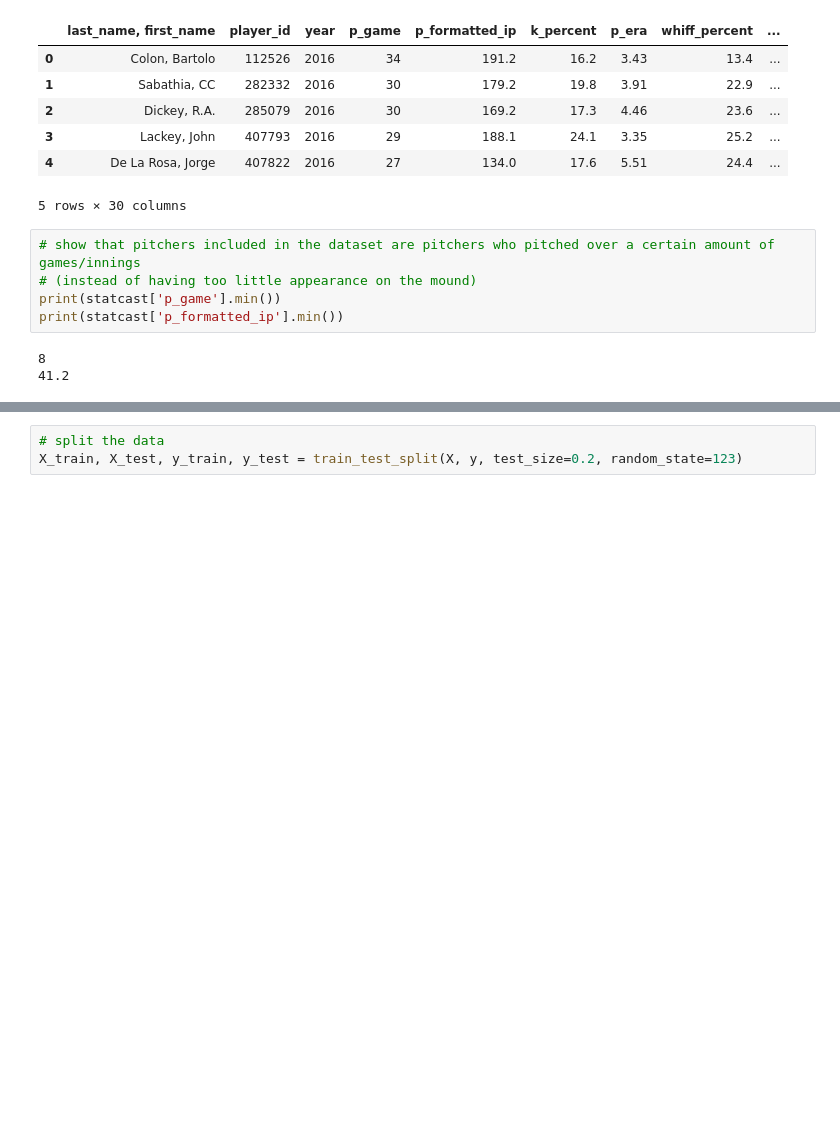
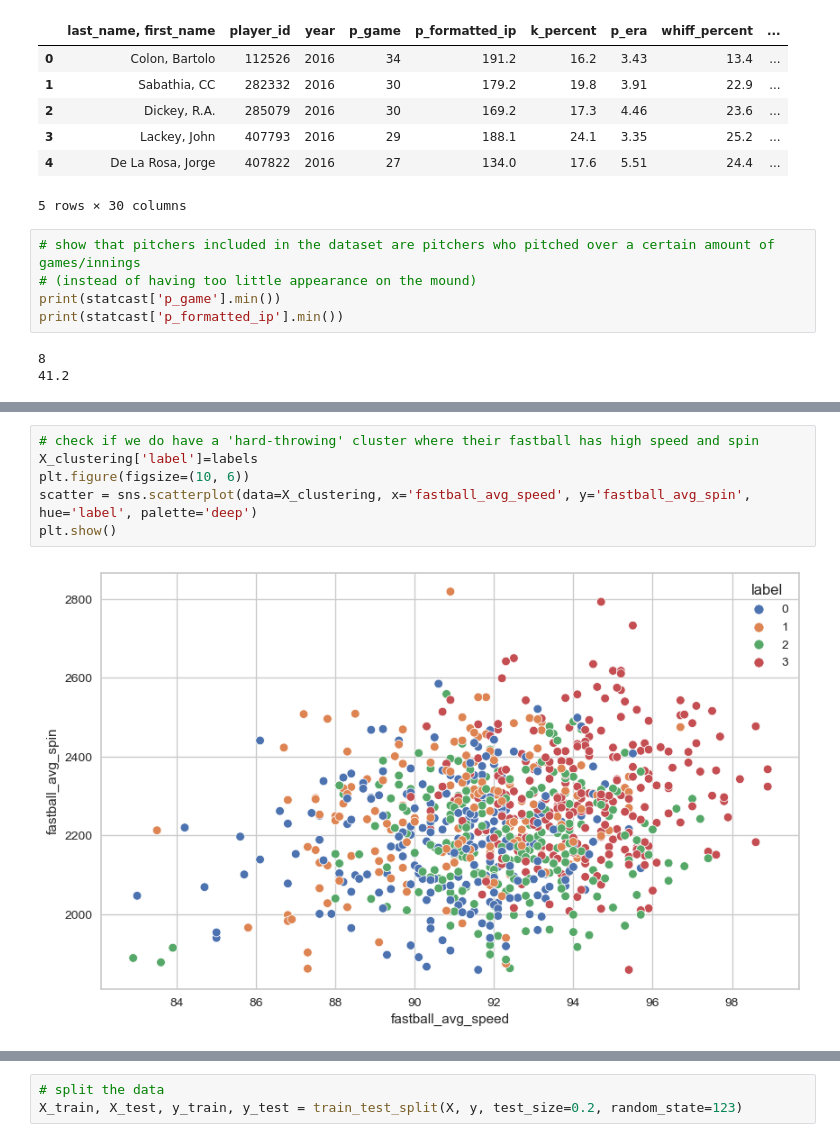
Before and after one commit to Stevey8/Fastball-vs-Pitcher-Performance, a Jupyter notebook: mlb_pitcher_2019.ipynb, the cells around one changed output, grey strips where cells are left out. Drawn from its saved outputs; the diff is of its cells as text; blank space fills up the shorter version.

```diff
--- a/mlb_pitcher_2019.ipynb
+++ b/mlb_pitcher_2019.ipynb
@@ -477,0 +485,8 @@ print(statcast['p_formatted_ip'].min())
+# %%
+# check if we do have a 'hard-throwing' cluster where their fastball has high speed and spin
+X_clustering['label']=labels
+plt.figure(figsize=(10, 6))
+scatter = sns.scatterplot(data=X_clustering, x='fastball_avg_speed', y='fastball_avg_spin', hue='label', palette='deep')
+plt.show()
+# %% [output]
+[figure, added]
```
Also changed, not shown: parts of 41 cells of this notebook.
